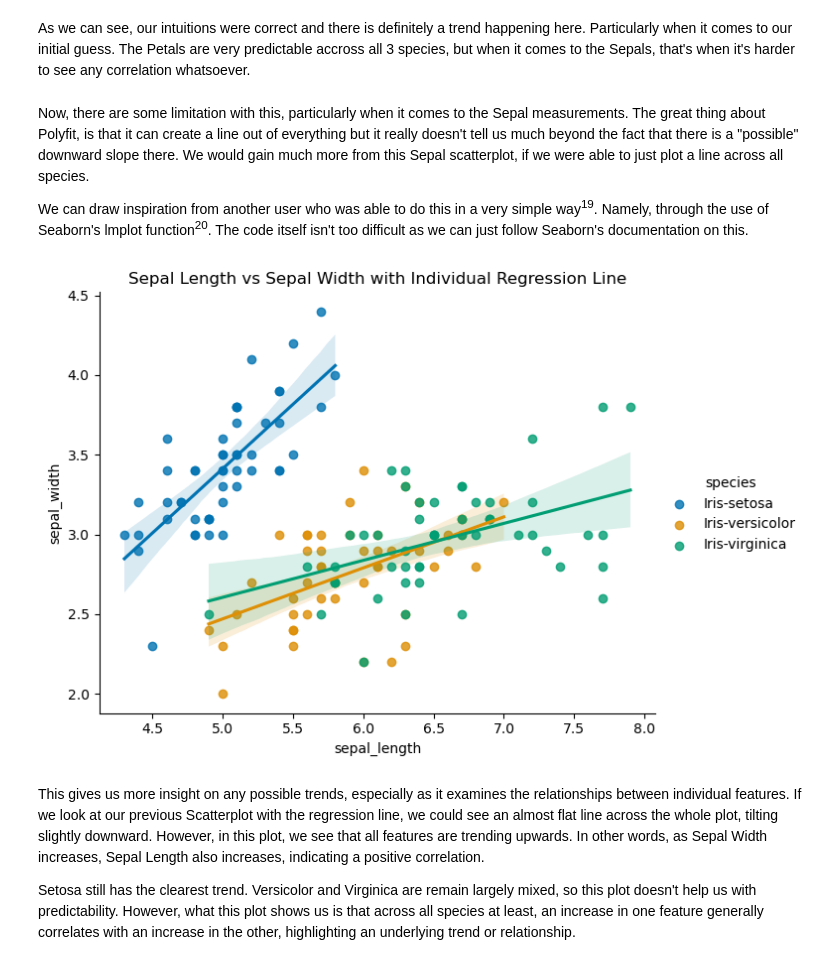
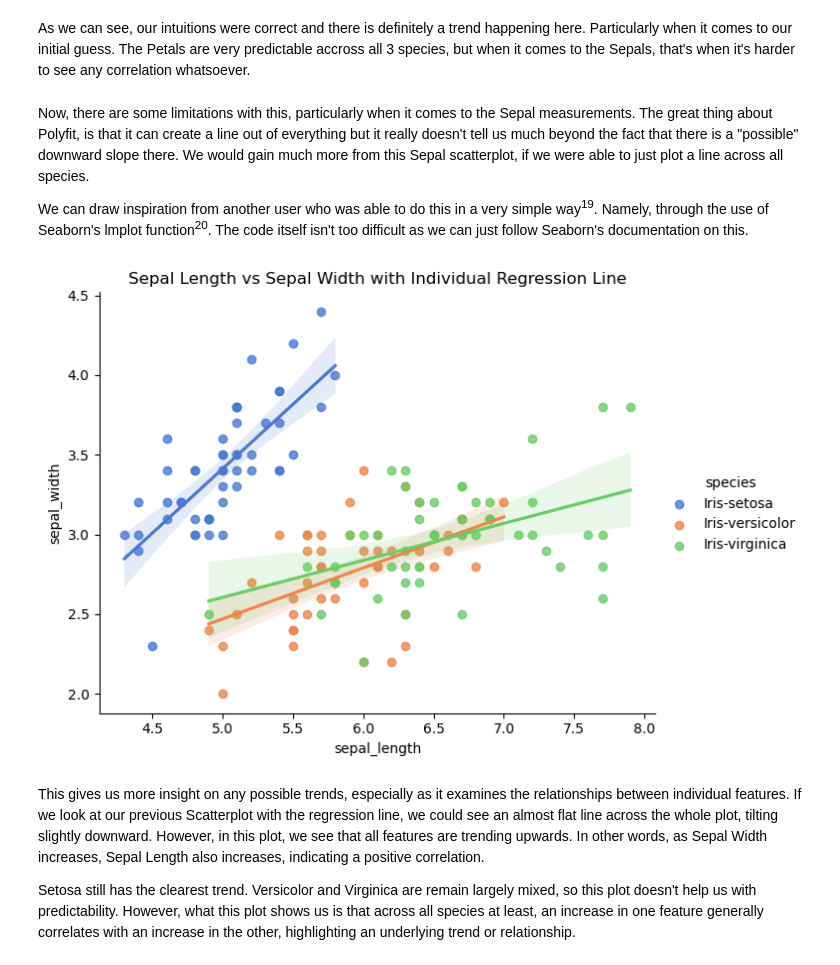
Before and after one commit to LoicBagnoud/pands-project, a Jupyter notebook: iris.ipynb, the cells around one changed output. Cells and saved outputs as stored; diff of their text form; code cells hidden in the pictures.

```diff
--- a/iris.ipynb
+++ b/iris.ipynb
@@ -334,20 +334,20 @@ plt.show()
 # %% [markdown]
 As we can see, our intuitions were correct and there is definitely a trend happening here. Particularly when it comes to our initial guess. The Petals are very predictable accross all 3 species, but when it comes to the Sepals, that's when it's harder to see any correlation whatsoever.
 # %% [markdown]
-Now, there are some limitation with this, particularly when it comes to the Sepal measurements. The great thing about Polyfit, is that it can create a line out of everything but it really doesn't tell us much beyond the fact that there is a "possible" downward slope there. We would gain much more from this Sepal scatterplot, if we were able to just plot a line across all species.
+Now, there are some limitations with this, particularly when it comes to the Sepal measurements. The great thing about Polyfit, is that it can create a line out of everything but it really doesn't tell us much beyond the fact that there is a "possible" downward slope there. We would gain much more from this Sepal scatterplot, if we were able to just plot a line across all species.
 >
 We can draw inspiration from another user who was able to do this in a very simple way<sup>19</sup>. Namely, through the use of Seaborn's lmplot function<sup>20</sup>. The code itself isn't too difficult as we can just follow Seaborn's documentation on this.
 # %%
 # We start with following the documentation and assigning our x, y, our dataframe and our hue and we make sure we select the correct palette for consistency.
 # After some issues with the size, I then added the other two conditions, namely height and aspect as per the documentation.
-sns.lmplot(x='sepal_length', y='sepal_width', data=df, hue='species', palette="colorblind", height=5, aspect=1.3)
+sns.lmplot(x='sepal_length', y='sepal_width', data=df, hue='species', palette="muted", height=5, aspect=1.3)
 
 # Afterwards, we just name it and display it.
 plt.title("Sepal Length vs Sepal Width with Individual Regression Line")
 plt.savefig("sepal_scatterplot_individual_line.png", bbox_inches='tight')
 plt.show()
 # %% [output]
-[figure, old version]
+[figure, new version]
 # %% [markdown]
 This gives us more insight on any possible trends, especially as it examines the relationships between individual features. If we look at our previous Scatterplot with the regression line, we could see an almost flat line across the whole plot, tilting slightly downward. However, in this plot, we see that all features are trending upwards. In other words, as Sepal Width increases, Sepal Length also increases, indicating a positive correlation.
 >
```
Also changed, not shown: parts of 16 cells of this notebook, 1 other file.
